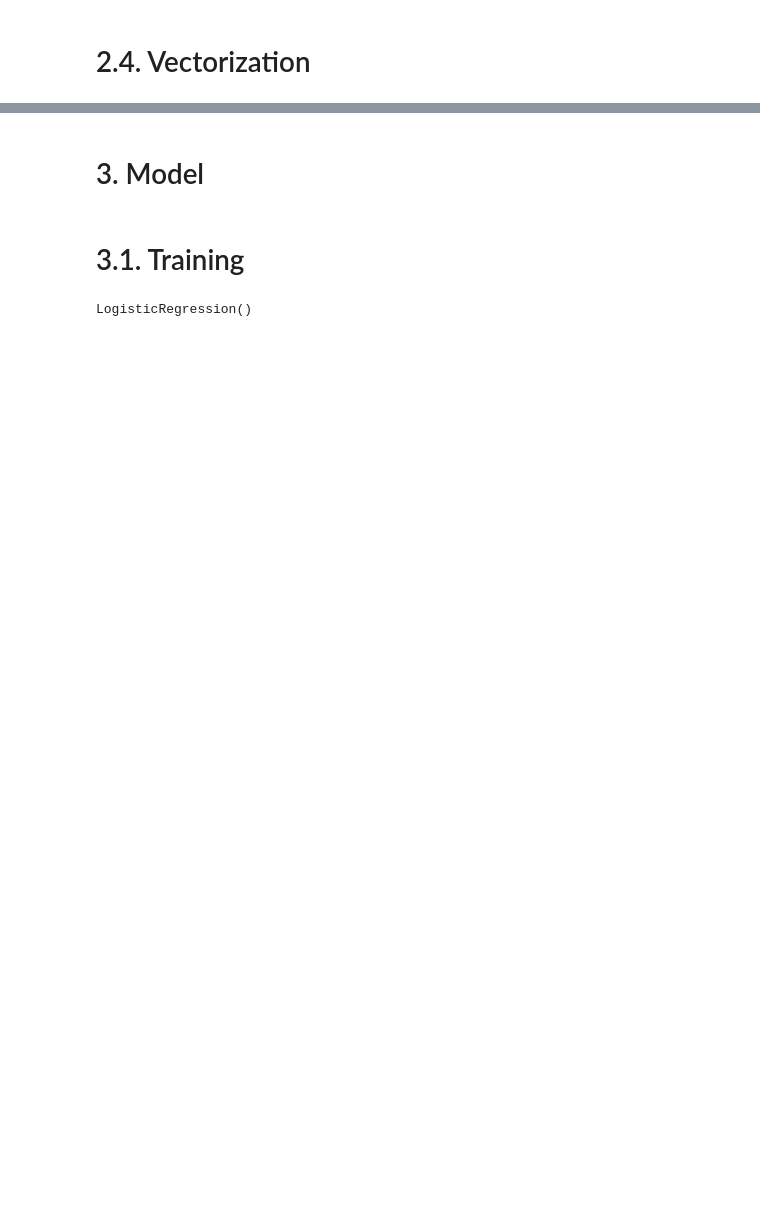
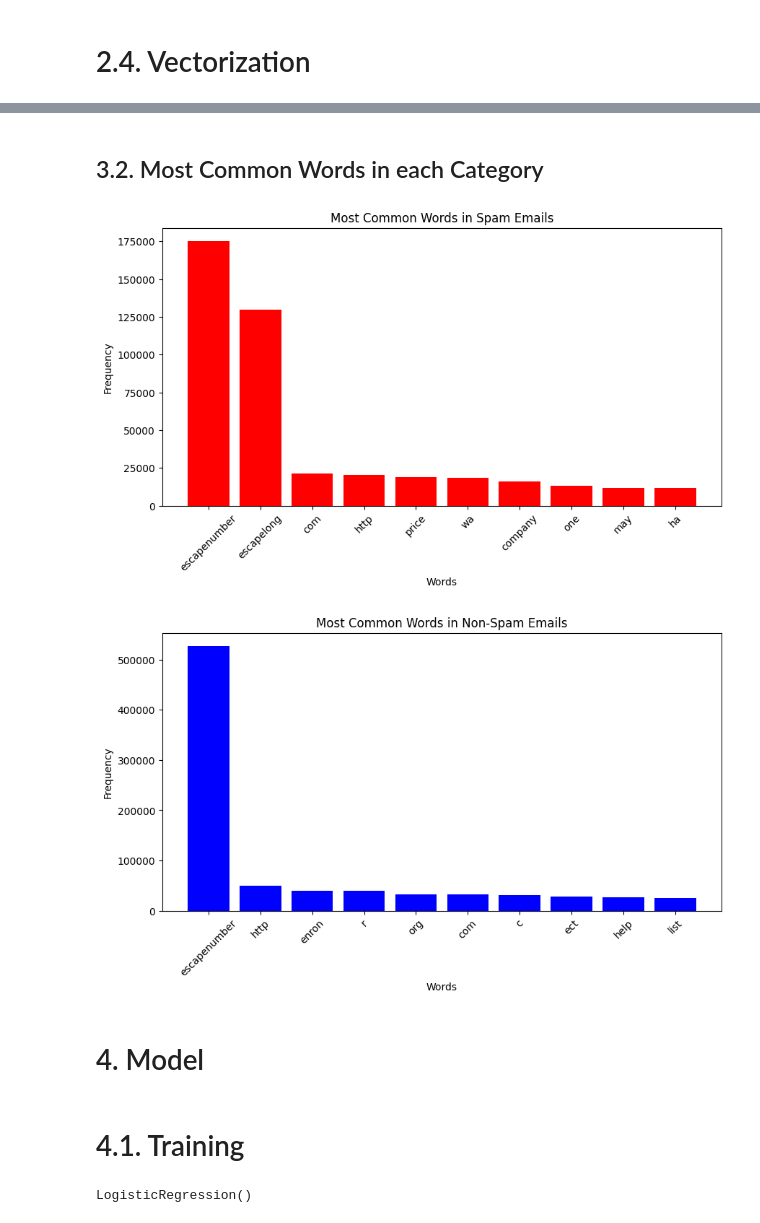
Before and after one commit to Hamdy005/Spam-Email-Classifier, a Jupyter notebook: notebooks/Logistic_Regression.ipynb, the cells around one changed output, grey strips where cells are left out. Drawn from its saved outputs; the diff is of its cells as text; code cells hidden in the pictures; blank space fills up the shorter version.

Commit message:
Adding Plots

```diff
--- a/notebooks/Logistic_Regression.ipynb
+++ b/notebooks/Logistic_Regression.ipynb
@@ -248,7 +218,46 @@ X_train
+# %% [markdown]
+## 3.2. Most Common Words in each Category
+# %%
+# Separate spam and non-spam emails
+spam_emails = train_df[train_df['label'] == 1]['text']
+non_spam_emails = train_df[train_df['label'] == 0]['text']
+
+# Function to get the most common words
+def get_most_common_words(text_series, n=10):
+    words = ' '.join(text_series).split()
+    common_words = Counter(words).most_common(n)
+    return common_words
+
+# Get most common words in spam and non-spam emails
+most_common_spam = get_most_common_words(spam_emails, 10)
+most_common_non_spam = get_most_common_words(non_spam_emails, 10)
+
+# Plot most common words in spam emails
+spam_words, spam_counts = zip(*most_common_spam)
+plt.figure(figsize=(10, 5))
+plt.bar(spam_words, spam_counts, color='red')
+plt.title('Most Common Words in Spam Emails')
+plt.xlabel('Words')
+plt.xticks(rotation=45)
+plt.ylabel('Frequency')
+plt.show()
+
+# Plot most common words in non-spam emails
+non_spam_words, non_spam_counts = zip(*most_common_non_spam)
+plt.figure(figsize=(10, 5))
+plt.bar(non_spam_words, non_spam_counts, color='blue')
+plt.title('Most Common Words in Non-Spam Emails')
+plt.xlabel('Words')
+plt.xticks(rotation=45)
+plt.ylabel('Frequency')
+plt.show()
+# %% [output]
+[figure, added]
+[figure, added]
 # %% [markdown]
-# 3. Model
+# 4. Model
 # %% [markdown]
-# 3.1. Training
+# 4.1. Training
 # %%
 from sklearn.linear_model import LogisticRegression
 
```
Also changed, not shown: parts of 20 cells of this notebook.
